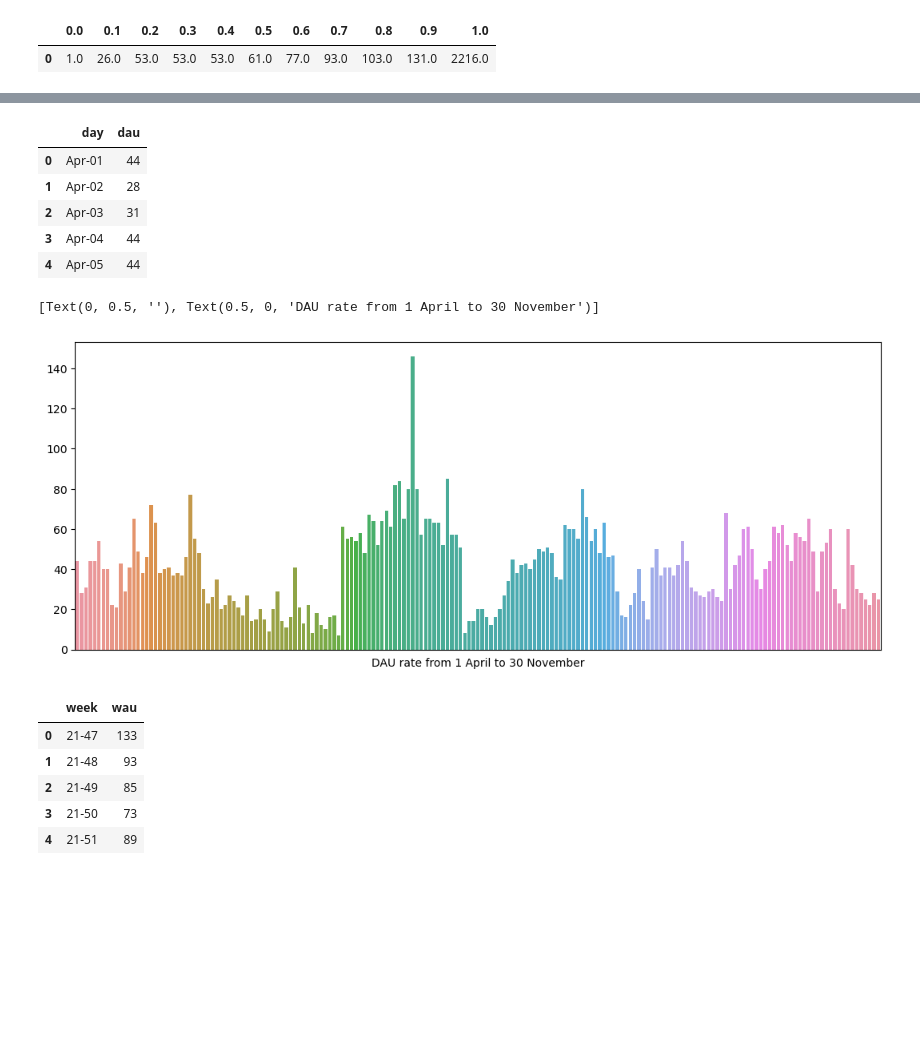
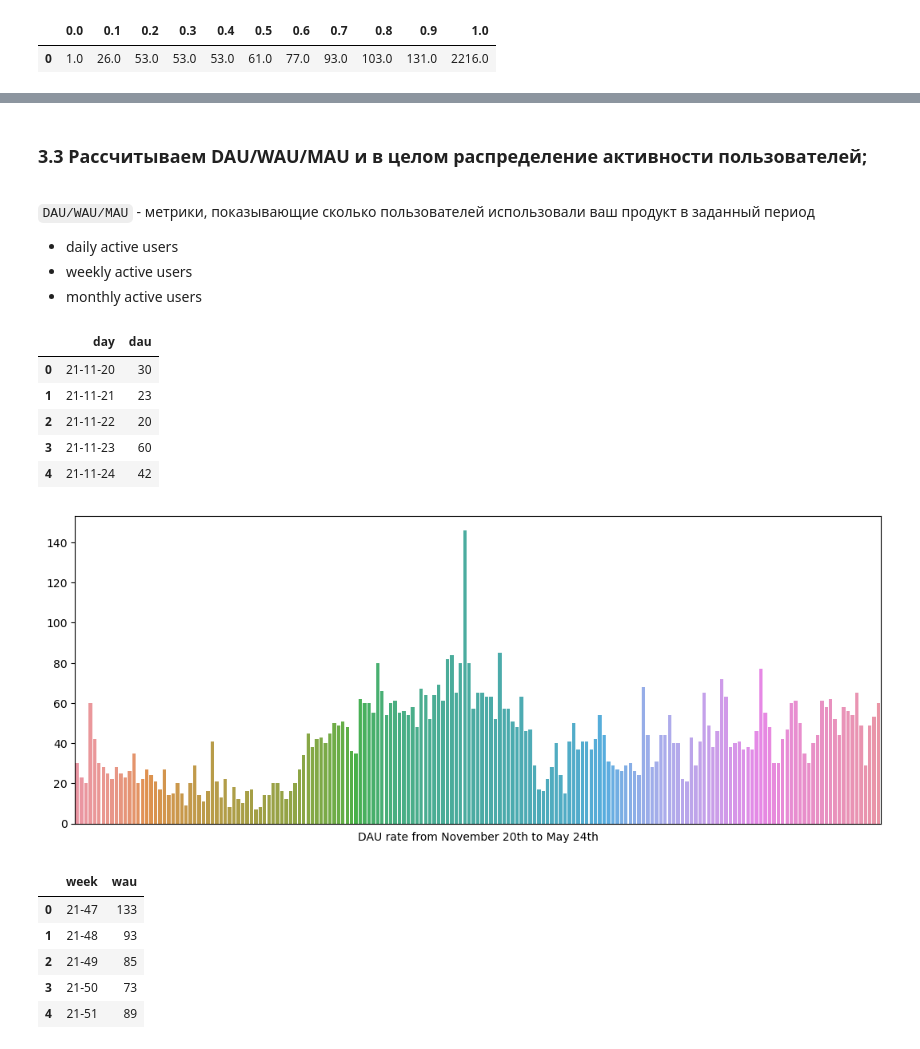
Before and after one commit to BeNormalPlease/Portfolio-Projects, a Jupyter notebook: SQL Unit-Analysis/SQL_unit_economic.ipynb, the cells around one changed output, grey strips where cells are left out. Saved outputs shown, nothing was run; the diff lists cells and outputs as text; code cells hidden in the pictures; blank space fills up the shorter version.

```diff
--- a/SQL Unit-Analysis/SQL_unit_economic.ipynb
+++ b/SQL Unit-Analysis/SQL_unit_economic.ipynb
@@ -246,29 +281,38 @@ sns.barplot(data=balance_long, x="percentile", y="balance")
+# %% [markdown]
+### 3.3 Рассчитываем DAU/WAU/MAU и в целом распределение активности пользователей;
+<a id='part_3.3'></a>
+# %% [markdown]
+`DAU/WAU/MAU` - метрики, показывающие сколько пользователей использовали ваш продукт в заданный период
+* daily active users
+* weekly active users
+* monthly active users
 # %%
 DAU = '''
-SELECT TO_CHAR(entry_at, 'Mon-dd') as day,
+SELECT TO_CHAR(entry_at, 'YY-MM-dd') as day,
        COUNT(DISTINCT user_id) as DAU
 FROM userentry
 WHERE user_id > 94
 GROUP BY day
+ORDER BY day
 '''
 dau_check = pd.io.sql.read_sql(DAU, con = engine)
 dau_check.head(5)
 # %% [output]
 |  | day | dau |
-| 0 | Apr-01 | 44 |
-| 1 | Apr-02 | 28 |
-| 2 | Apr-03 | 31 |
-| 3 | Apr-04 | 44 |
-| 4 | Apr-05 | 44 |
+| 0 | 21-11-20 | 30 |
+| 1 | 21-11-21 | 23 |
+| 2 | 21-11-22 | 20 |
+| 3 | 21-11-23 | 60 |
+| 4 | 21-11-24 | 42 |
 # %%
 f, ax = plt.subplots(figsize=(13, 5))
 sns.barplot(data=dau_check, x="day", y="dau")
 plt.xticks([])
 ax.set(ylabel="",
-       xlabel="DAU rate from 1 April to 30 November")
+       xlabel="DAU rate from November 20th to May 24th")
+plt.show()
 # %% [output]
-[Text(0, 0.5, ''), Text(0.5, 0, 'DAU rate from 1 April to 30 November')]
-[figure, old version]
+[figure, new version]
 # %%
 WAU = '''
 SELECT TO_CHAR(entry_at, 'YY-WW') as week,
```
Also changed, not shown: parts of 38 cells of this notebook.
